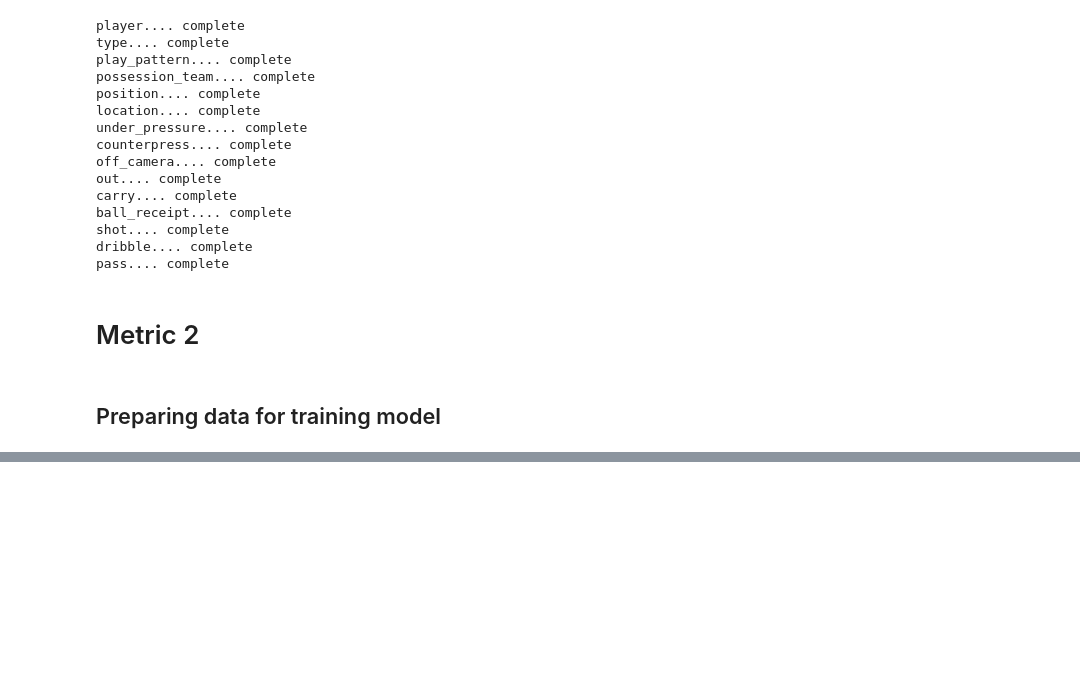
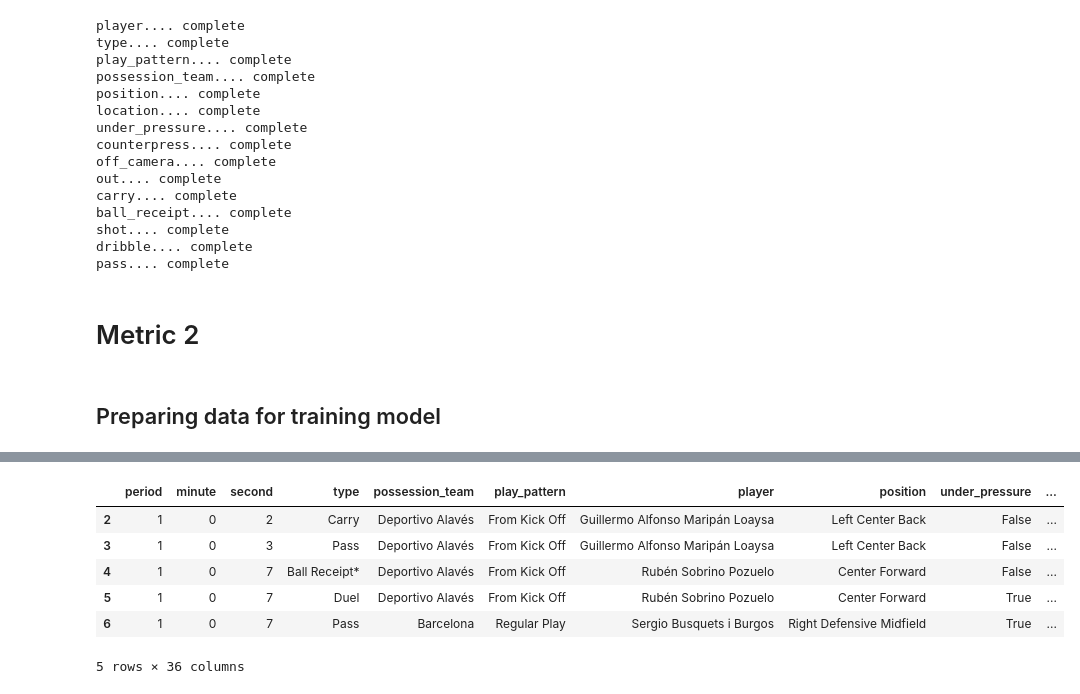
Before and after one commit to AndreTells/projet_RID_TII, a Jupyter notebook: analyse-metric2.ipynb, the cells around one changed output, grey strips where cells are left out. Saved outputs shown, nothing was run; the diff lists cells and outputs as text; code cells hidden in the pictures; blank space fills up the shorter version.

```diff
--- a/analyse-metric2.ipynb
+++ b/analyse-metric2.ipynb
@@ -196,0 +283,2 @@ There aren't that many goals in a game, joining values from other games is neces
+# %%
+df2 = df2.loc[:,:'team']
@@ -196,0 +390,33 @@ There aren't that many goals in a game, joining values from other games is neces
+# %%
+file = 'data/15946.json'
+df3 = pd.read_json(file)
+df3 = event_preprocessing(df3)
+df3 = drop_unprocessed(df3)
+df3= df3[df3['location_available']==True].reset_index()
+df3 = df3.drop(columns=['index'])
+
+df3_ = pd.read_json(file)
+df3_= event_preprocessing(df3_)
+df3_= drop_unprocessed(df3_)
+
+print(len(df3_))
+df3_= drop_additionals(df3_)
+
+print(len(df3_))
+df3_= normalize_data(df3_)
+df3_= df3_.drop(columns=['possession_team','under_pressure','counterpress','out'])
+
+print(len(df3_))
+df3_ = create_labels(df3_)
+
+print(len(df3_))
+# scored
+targets = ["scored_window","conceded_window"]
+df3_ = compile_state(df3_,targets)[2:]
+
+print(len(df3_))
+df3_['team'] = df3_['team_2']
+
+X_score = df3_.drop(columns=['scored_window','conceded_window']).copy().to_numpy()
+df3_['team'] = df3_['team'].apply(lambda x: 1 if x==0 else 0)
+X_concede = df3_.drop(columns=['scored_window','conceded_window']).copy().to_numpy()
@@ -196,0 +441,18 @@ There aren't that many goals in a game, joining values from other games is neces
+# %%
+predict_P_score = clf_score.predict(X_score)
+predict_P_concede = clf_concede.predict(X_concede)
+# %%
+df3.loc[2:,'P_score'] = predict_P_score
+df3.loc[2:,'P_concede'] = predict_P_concede
+# %%
+# clean up starting lines for which P values couldn't be calculated
+df3 = df3[2:].drop(columns=["level_0"])
+df3.head()
+# %% [output]
+|  | period | minute | second | type | possession_team | play_pattern | player | position | under_pressure | ... |
+| 2 | 1 | 0 | 2 | Carry | Deportivo Alavés | From Kick Off | Guillermo Alfonso Maripán Loaysa | Left Center Back | False | ... |
+| 3 | 1 | 0 | 3 | Pass | Deportivo Alavés | From Kick Off | Guillermo Alfonso Maripán Loaysa | Left Center Back | False | ... |
+| 4 | 1 | 0 | 7 | Ball Receipt* | Deportivo Alavés | From Kick Off | Rubén Sobrino Pozuelo | Center Forward | False | ... |
+| 5 | 1 | 0 | 7 | Duel | Deportivo Alavés | From Kick Off | Rubén Sobrino Pozuelo | Center Forward | True | ... |
+| 6 | 1 | 0 | 7 | Pass | Barcelona | Regular Play | Sergio Busquets i Burgos | Right Defensive Midfield | True | ... |
+5 rows × 36 columns
```
Also changed, not shown: parts of 44 cells of this notebook, 3 other files.
